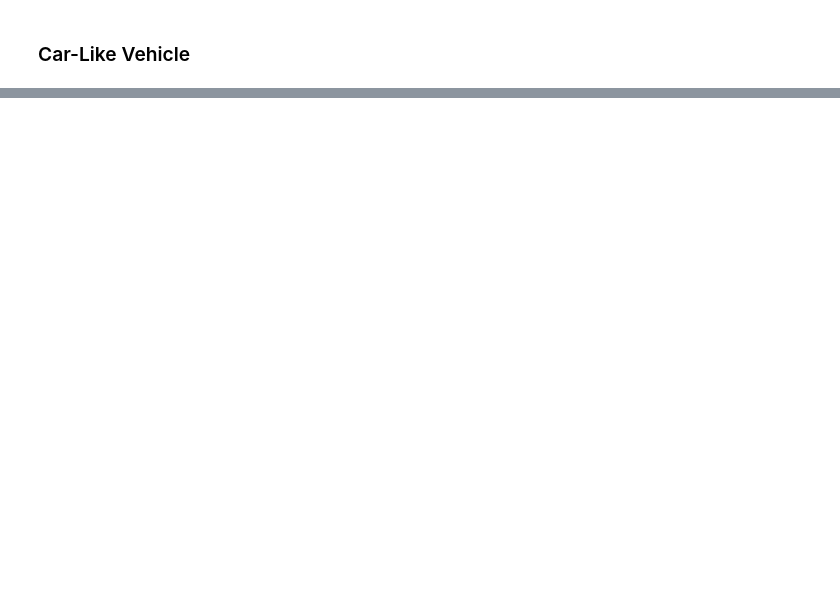
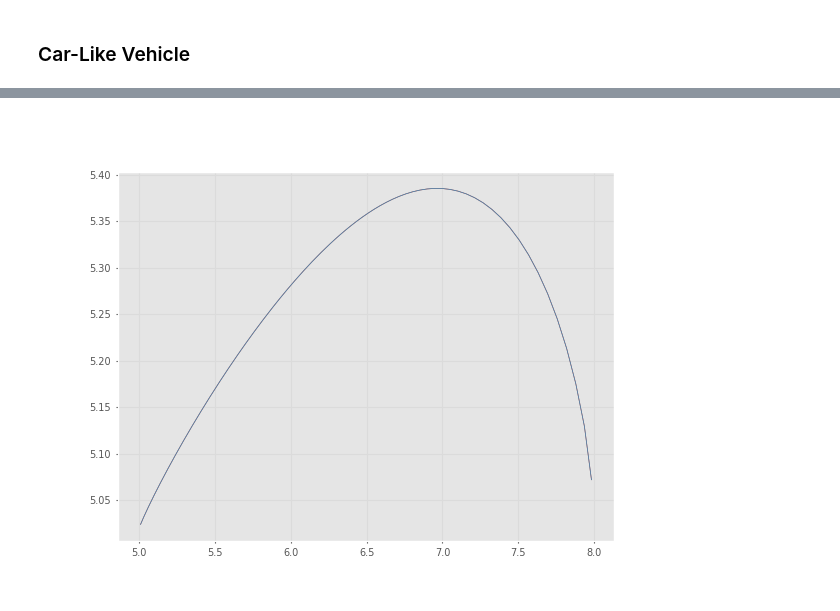
Before and after one commit to Sann-Htet/Robotics-Vision-and-Control-Fundamental-Algorithms-in-Python, a Jupyter notebook: Chapter04/Wheeled_Mobile_Robots.ipynb, the cells around one changed output, grey strips where cells are left out. Saved outputs shown, nothing was run; the diff lists cells and outputs as text; code cells hidden in the pictures; blank space fills up the shorter version.

```diff
--- a/Chapter04/Wheeled_Mobile_Robots.ipynb
+++ b/Chapter04/Wheeled_Mobile_Robots.ipynb
@@ -79,0 +141,6 @@ plt.show()
+# %%
+q = out.x
+plt.plot(q[:,0], q[:, 1])
+plt.show()
+# %% [output]
+[figure, added]
```
Also changed, not shown: parts of 9 cells of this notebook, 2 other files.
